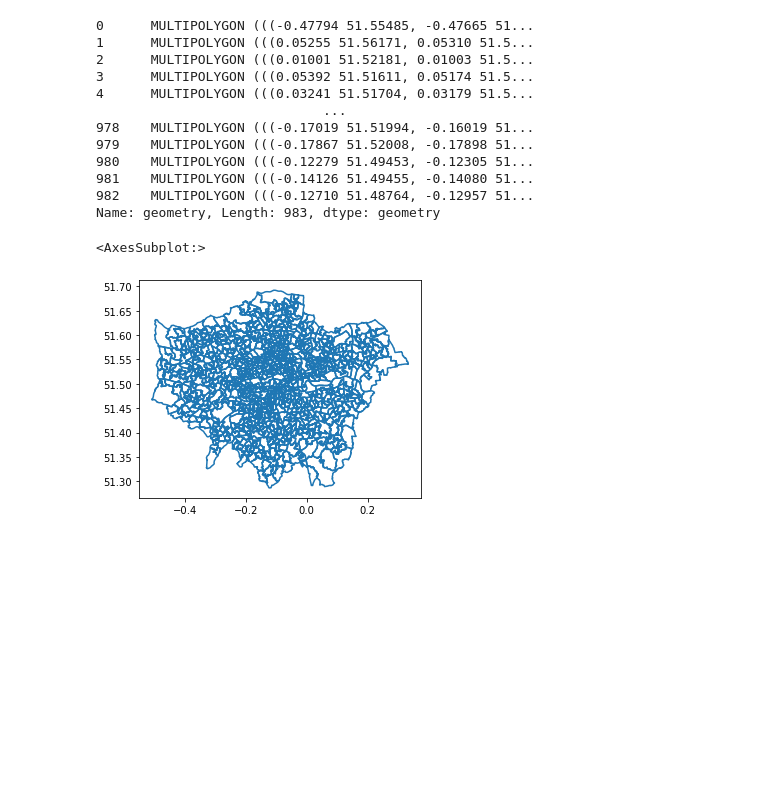
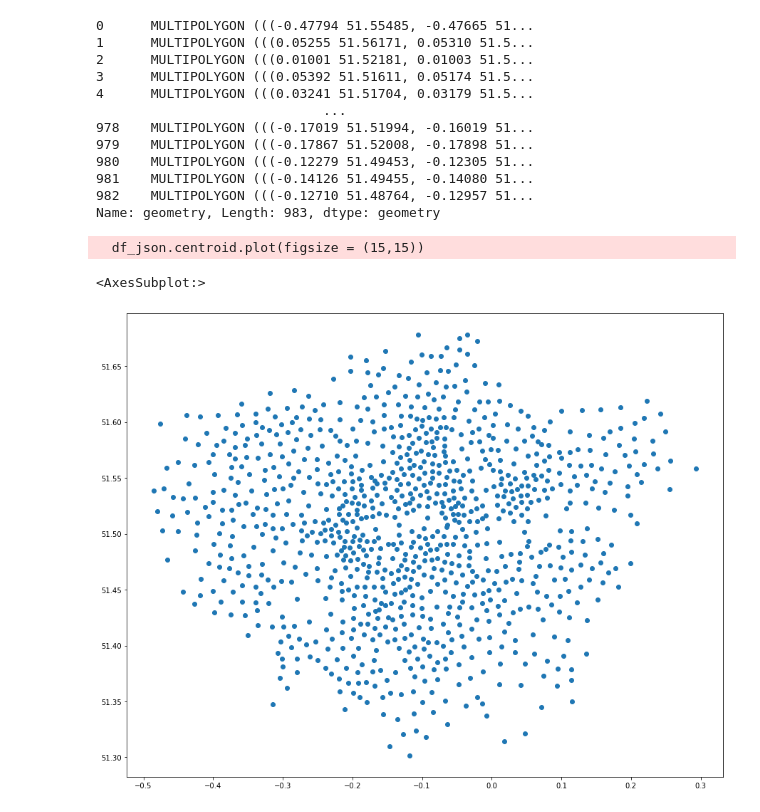
Before and after one commit to aliyusifov99/mec-ds-competition, a Jupyter notebook: Ali/model_haversine_distance.ipynb, the cells around one changed output. Saved outputs shown, nothing was run; the diff lists cells and outputs as text; code cells hidden in the pictures; blank space fills up the shorter version.

Commit message:
Json analysis

```diff
--- a/Ali/model_haversine_distance.ipynb
+++ b/Ali/model_haversine_distance.ipynb
@@ -36,8 +36,9 @@ df_json
 981    MULTIPOLYGON (((-0.14126 51.49455, -0.14080 51...
 982    MULTIPOLYGON (((-0.12710 51.48764, -0.12957 51...
 Name: geometry, Length: 983, dtype: geometry
-# %%
-df_json.boundary.plot()
-# %% [output]
-<AxesSubplot:>
-[figure, removed]
+# %%
+df_json.centroid.plot(figsize = (15,15))
+# %% [output]
+  df_json.centroid.plot(figsize = (15,15))
+<AxesSubplot:>
+[figure, added]
```
